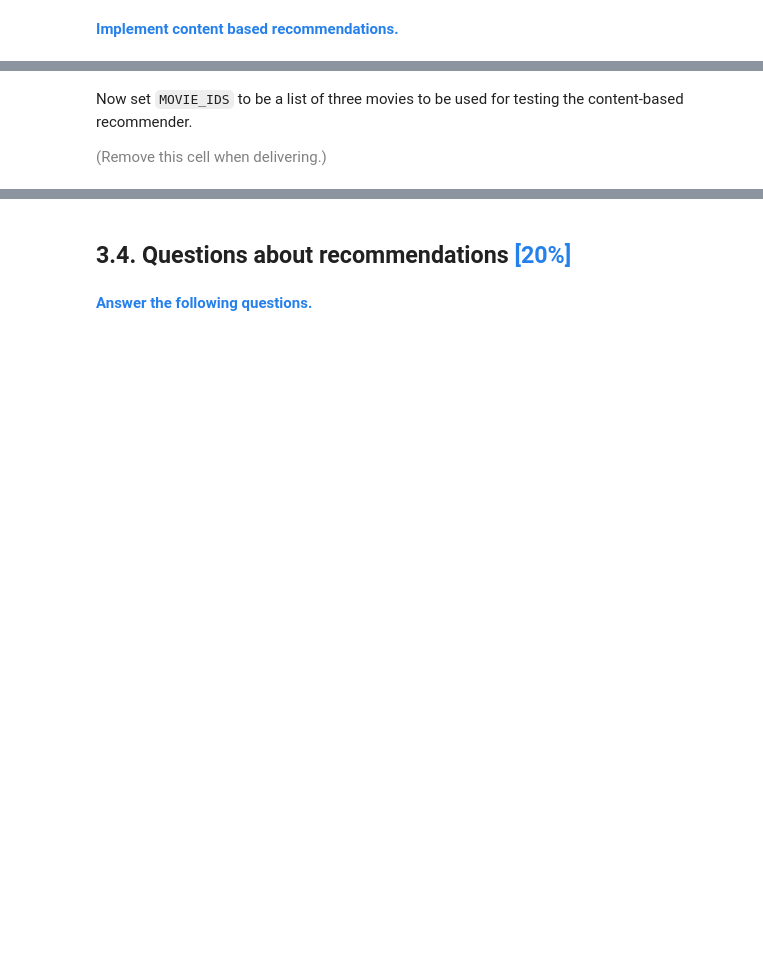
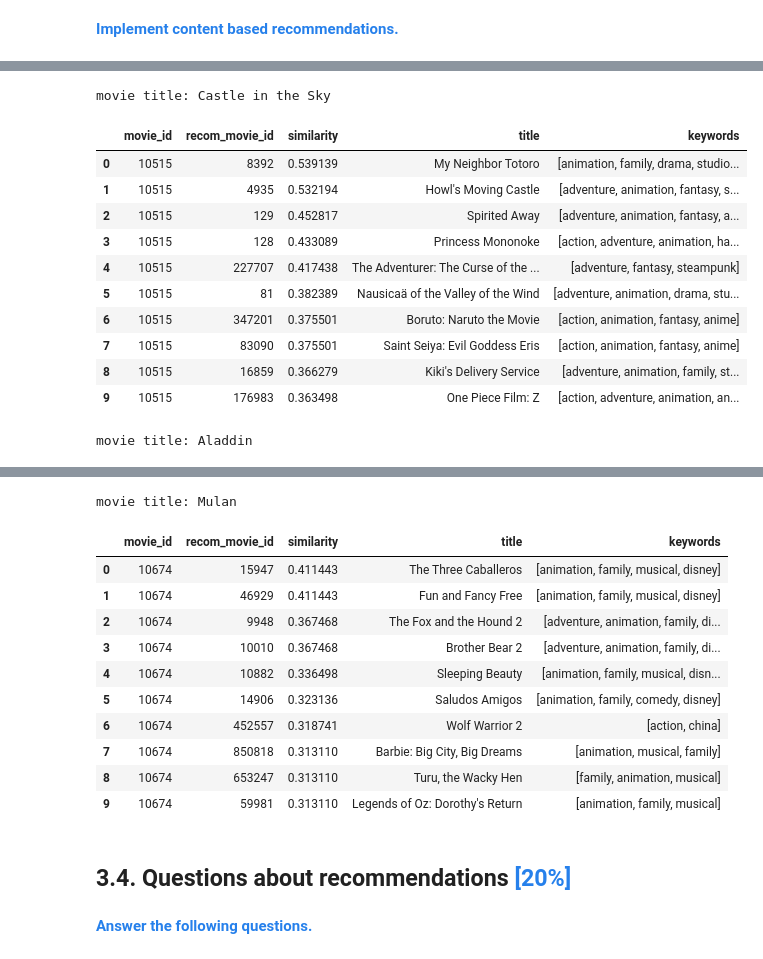
Before and after one commit to sinkboy-chen/data-mining-course, a Jupyter notebook: practicum/PS05_U279680_Bo-Yu Chen.ipynb, the cells around one changed output, grey strips where cells are left out. Saved outputs shown, nothing was run; the diff lists cells and outputs as text; code cells hidden in the pictures; blank space fills up the shorter version.

```diff
--- a/practicum/PS05_U279680_Bo-Yu Chen.ipynb
+++ b/practicum/PS05_U279680_Bo-Yu Chen.ipynb
@@ -208,6 +197,15 @@ def merge_csv_arrays(df, source1, source2, target):
     dfc = df.copy()
 
     # YOUR CODE HERE
+    # AI edited, I originally concatenate the strings with comma
+    merged = []
+    for a, b in zip(dfc[source1], dfc[source2]):
+        items = []
+        for value in (a, b):
+            if isinstance(value, str):
+                items += [x.strip() for x in value.split(",") if x.strip()]
+        merged.append(list(dict.fromkeys(items)))  # union: no duplicates, order kept
+    dfc[target] = merged
 
     # Replaces missing values with an empty list
     dfc[target] = dfc[target].mask(dfc[target].isna(), [[] for _ in range(len(dfc))])
@@ -299,12 +269,14 @@ It is easy to confuse movie ids (column "id") with the number of a row or column
 # %%
 def get_title_by_movieid(df, movie_id):
     # YOUR CODE HERE
-    return return_value
+    filtered_rows = df.loc[df["id"]==movie_id]
+    return filtered_rows["title"].iloc[0] if len(filtered_rows) else None
 
 def get_index_by_movieid(df, movie_id):
     # YOUR CODE HERE
-    return return_value
+    filtered_indices = df.index[df["id"]==movie_id]
+    return int(filtered_indices[0]) if len(filtered_indices) else None
 
 def get_movieid_by_index(df, idx):
     # YOUR CODE HERE
-    return return_value
+    return df["id"].iloc[idx] if 0 <= idx < len(df) else None
@@ -341,4 +323,7 @@ def get_similarities_for_movieid(df, similarities, source_id):
     output = {}
 
     # YOUR CODE HERE
+    for idx, value in enumerate(sim_row):
+        output[get_movieid_by_index(df, idx)] = value
+
     return output
@@ -385,6 +368,21 @@ def content_based_recommendations(movies, similarities, movie_id, num_movies=10)
     sim_dictionary = get_similarities_for_movieid(movies, similarities, movie_id)
 
     # YOUR CODE HERE
+    sim_list = list(sim_dictionary.items())
+    sim_list = [pair for pair in sim_list if pair[0] != movie_id]
+    sim_list = sorted(sim_list, key = lambda sim_pair: sim_pair[1], reverse=True)
+    for top_idx in range(num_movies):
+        recom_movie_id = sim_list[top_idx][0]
+        recommendations.append(
+            {
+                "movie_id": movie_id,
+                "recom_movie_id": recom_movie_id,
+                "similarity": sim_list[top_idx][1],
+                "title": get_title_by_movieid(movies, recom_movie_id),
+                "keywords": movies[movies["id"]==recom_movie_id]["keywords"].iloc[0],
+            }
+        )
+
 
     return pd.DataFrame.from_records(recommendations,
                                      columns=['movie_id', 'recom_movie_id', 'similarity', 'title', 'keywords'])
@@ -403,10 +409,21 @@ display(content_based_recommendations(movies3, cosine_sim, 129, 10))
-# %% [markdown]
-Now set `MOVIE_IDS` to be a list of three movies to be used for testing the content-based recommender.
-
-<font size="-1" color="gray">(Remove this cell when delivering.)</font>
 # %%
 # Set MOVIE_IDS to a list of three movie ids.
-MOVIE_IDS = [...]
+MOVIE_IDS = [10515, 420817, 10674]
 
 for movie_id in (MOVIE_IDS):
-    display(content_based_recommendations(movies3, cosine_sim, movie_id, 11))
+    print(f"movie title: {get_title_by_movieid(movies3, movie_id)}")
+    display(content_based_recommendations(movies3, cosine_sim, movie_id, 10))
+# %% [output]
+movie title: Castle in the Sky
+|  | movie_id | recom_movie_id | similarity | title | keywords |
+| 0 | 10515 | 8392 | 0.539139 | My Neighbor Totoro | [animation, family, drama, studio... |
+| 1 | 10515 | 4935 | 0.532194 | Howl's Moving Castle | [adventure, animation, fantasy, s... |
+| 2 | 10515 | 129 | 0.452817 | Spirited Away | [adventure, animation, fantasy, a... |
+| 3 | 10515 | 128 | 0.433089 | Princess Mononoke | [action, adventure, animation, ha... |
+| 4 | 10515 | 227707 | 0.417438 | The Adventurer: The Curse of the ... | [adventure, fantasy, steampunk] |
+| 5 | 10515 | 81 | 0.382389 | Nausicaä of the Valley of the Wind | [adventure, animation, drama, stu... |
+| 6 | 10515 | 347201 | 0.375501 | Boruto: Naruto the Movie | [action, animation, fantasy, anime] |
+| 7 | 10515 | 83090 | 0.375501 | Saint Seiya: Evil Goddess Eris | [action, animation, fantasy, anime] |
+| 8 | 10515 | 16859 | 0.366279 | Kiki's Delivery Service | [adventure, animation, family, st... |
+| 9 | 10515 | 176983 | 0.363498 | One Piece Film: Z | [action, adventure, animation, an... |
+movie title: Aladdin
@@ -413,3 +441,15 @@ for movie_id in (MOVIE_IDS):
+movie title: Mulan
+|  | movie_id | recom_movie_id | similarity | title | keywords |
+| 0 | 10674 | 15947 | 0.411443 | The Three Caballeros | [animation, family, musical, disney] |
+| 1 | 10674 | 46929 | 0.411443 | Fun and Fancy Free | [animation, family, musical, disney] |
+| 2 | 10674 | 9948 | 0.367468 | The Fox and the Hound 2 | [adventure, animation, family, di... |
+| 3 | 10674 | 10010 | 0.367468 | Brother Bear 2 | [adventure, animation, family, di... |
+| 4 | 10674 | 10882 | 0.336498 | Sleeping Beauty | [animation, family, musical, disn... |
+| 5 | 10674 | 14906 | 0.323136 | Saludos Amigos | [animation, family, comedy, disney] |
+| 6 | 10674 | 452557 | 0.318741 | Wolf Warrior 2 | [action, china] |
+| 7 | 10674 | 850818 | 0.313110 | Barbie: Big City, Big Dreams | [animation, musical, family] |
+| 8 | 10674 | 653247 | 0.313110 | Turu, the Wacky Hen | [family, animation, musical] |
+| 9 | 10674 | 59981 | 0.313110 | Legends of Oz: Dorothy's Return | [animation, family, musical] |
 # %% [markdown]
 ## 3.4. Questions about recommendations <font color="#2680EB">[20%]</font>
 # %% [markdown]
```
Also changed, not shown: parts of 42 cells of this notebook.
